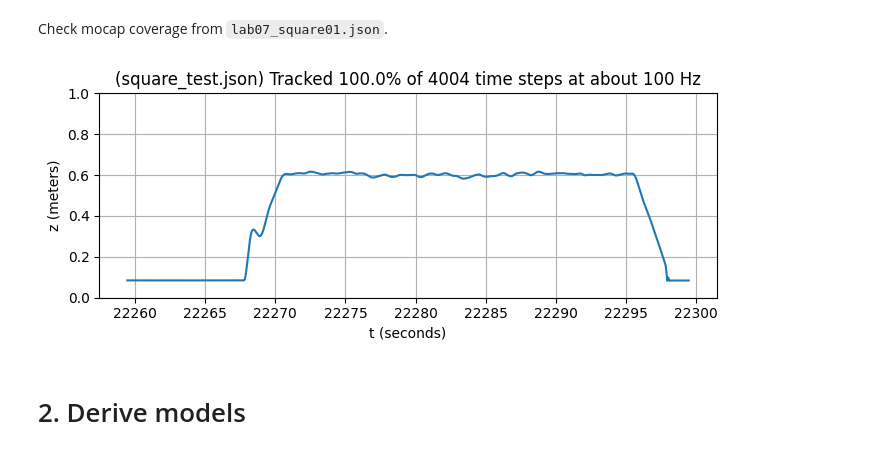
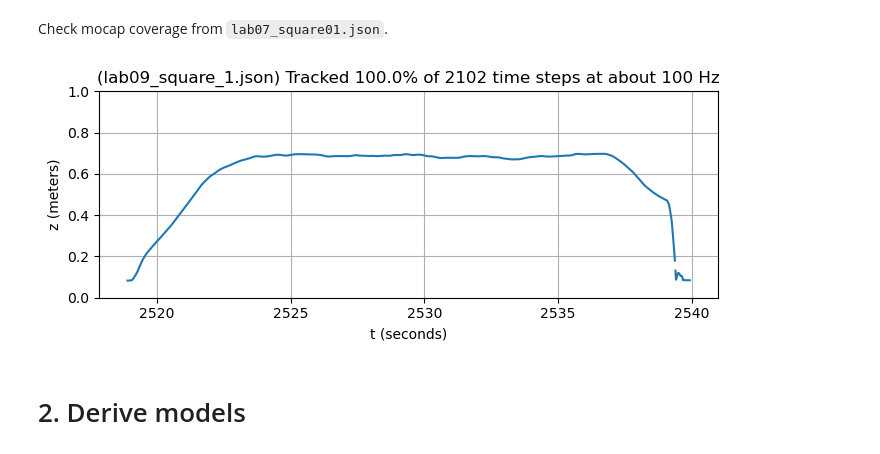
Before and after one commit to danthoney123/AE483FinalProject, a Jupyter notebook: crazyflie-client/testing/01_analysis.ipynb, the cells around one changed output. Drawn from its saved outputs; the diff is of its cells as text; code cells hidden in the pictures.

```diff
--- a/crazyflie-client/testing/01_analysis.ipynb
+++ b/crazyflie-client/testing/01_analysis.ipynb
@@ -12,9 +12,9 @@ from ae483tools import *
 # %% [markdown]
 Check mocap coverage from `lab07_square01.json`.
 # %%
-check_mocap_coverage('square_test.json')
+check_mocap_coverage('lab09_square_1.json')
 # %% [output]
-[figure, old version]
+[figure, new version]
 # %% [markdown]
 # 2. Derive models
 # %% [markdown]
```
Also changed, not shown: parts of 29 cells of this notebook, 5 other files.
